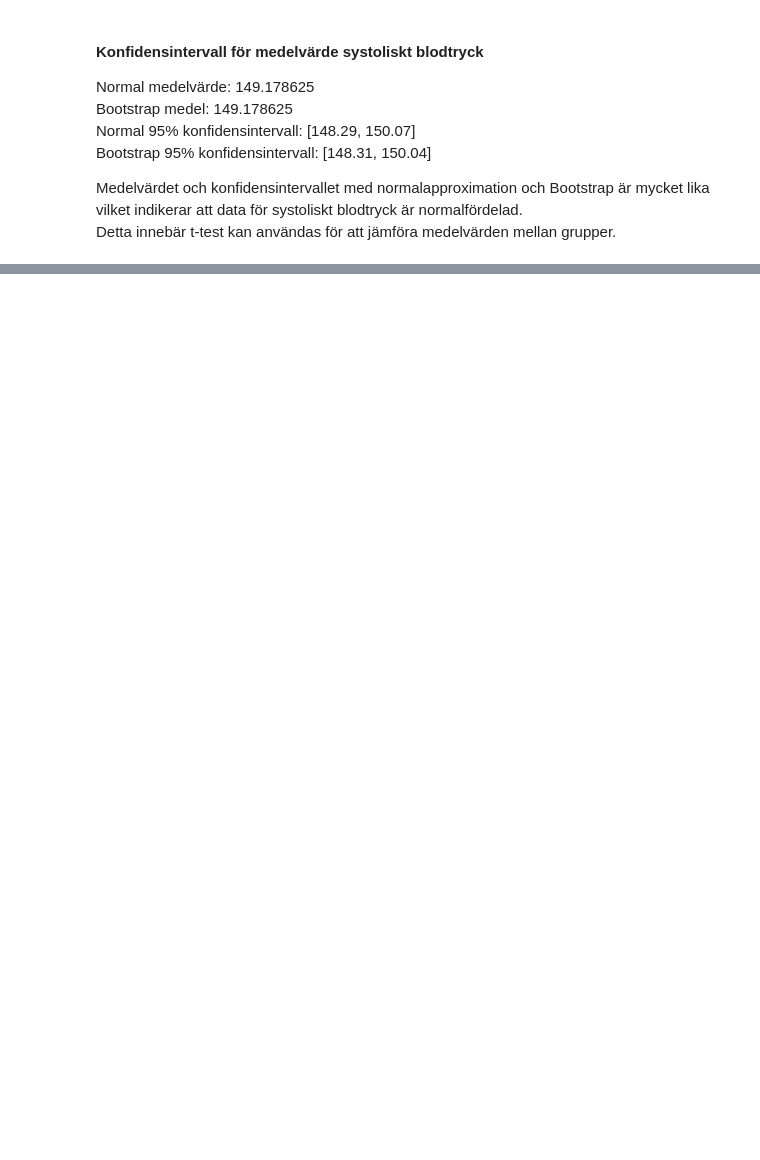
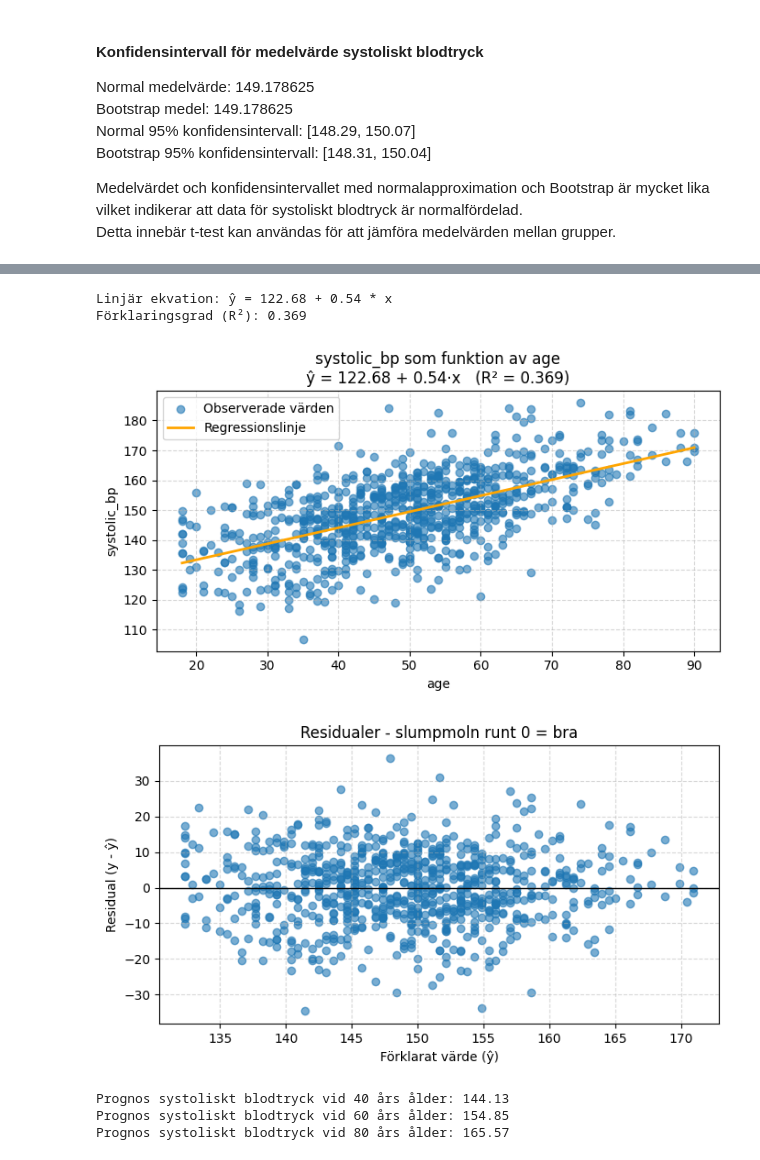
Before and after one commit to MalinMo/Halsostudie, a Jupyter notebook: report.ipynb, the cells around one changed output, grey strips where cells are left out. Drawn from its saved outputs; the diff is of its cells as text; code cells hidden in the pictures; blank space fills up the shorter version.

Commit message:
Lagt till en linjär regression

```diff
--- a/report.ipynb
+++ b/report.ipynb
@@ -285,0 +226,26 @@ N som krävs i gruppen icke rökare för 80% power: 3363 (rökare ≈ 1221)
+# %%
+A = BPAnalyzer(df_clean, x_col="age", y_col="systolic_bp")
+
+print(f"Linjär ekvation: ŷ = {A.intercept:.2f} + {A.slope:.2f} * x")
+print(f"Förklaringsgrad (R²): {A.r2:.3f}")
+
+fig, ax = A.plot_model()
+plt.show()
+
+fig, ax = A.plot_residuals()
+plt.show()
+
+pre_40 = A.prediction([40])[0]
+print(f"Prognos systoliskt blodtryck vid 40 års ålder: {pre_40:.2f}")
+pre_60 = A.prediction([60])[0]
+print(f"Prognos systoliskt blodtryck vid 60 års ålder: {pre_60:.2f}")
+pre_80 = A.prediction([80])[0]
+print(f"Prognos systoliskt blodtryck vid 80 års ålder: {pre_80:.2f}")
+# %% [output]
+Linjär ekvation: ŷ = 122.68 + 0.54 * x
+Förklaringsgrad (R²): 0.369
+[figure, added]
+[figure, added]
+Prognos systoliskt blodtryck vid 40 års ålder: 144.13
+Prognos systoliskt blodtryck vid 60 års ålder: 154.85
+Prognos systoliskt blodtryck vid 80 års ålder: 165.57
```
Also changed, not shown: parts of 8 cells of this notebook, 1 other file.
